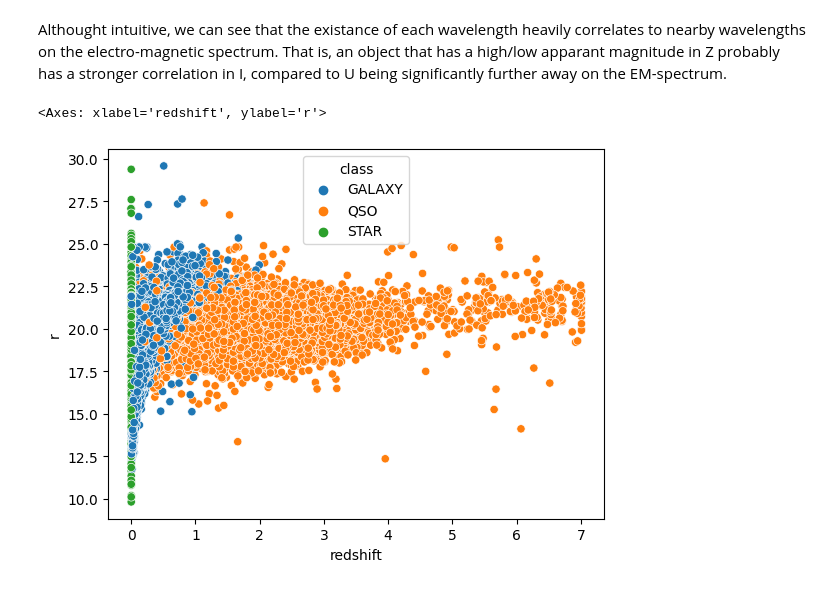
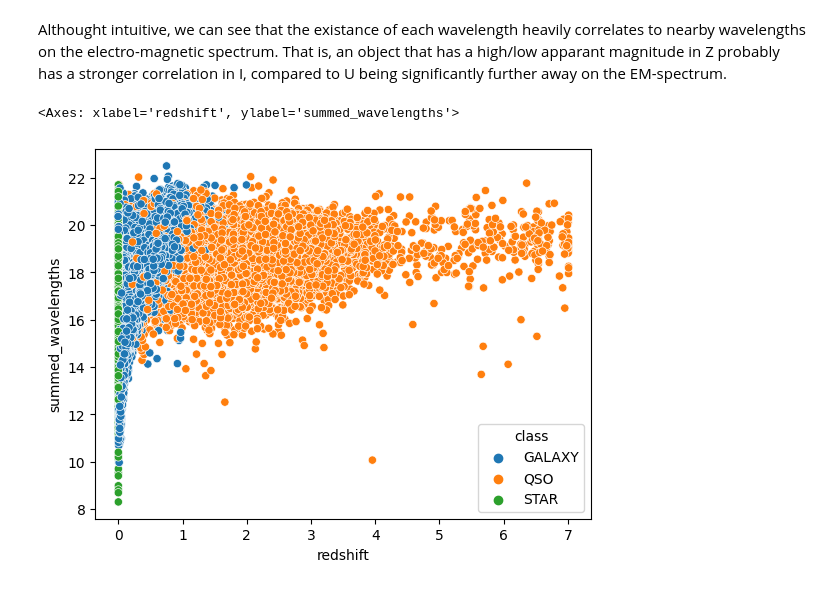
Before and after one commit to AbhaySh4r/ML-AstroSet, a Jupyter notebook: Project1_Visualizations.ipynb, the cells around one changed output. Saved outputs shown, nothing was run; the diff lists cells and outputs as text; code cells hidden in the pictures.

Commit message:
Added some more explainations/plots

```diff
--- a/Project1_Visualizations.ipynb
+++ b/Project1_Visualizations.ipynb
@@ -164,8 +164,10 @@ sns.heatmap(data = cor, annot = True, cmap = 'mako', center = 0)
 [figure]
 # %% [markdown]
 Althought intuitive, we can see that the existance of each wavelength heavily correlates to nearby wavelengths on the electro-magnetic spectrum. That is, an object that has a high/low apparant magnitude in Z probably has a stronger correlation in I, compared to U being significantly further away on the EM-spectrum.
+# %%
+df['summed_wavelengths'] = -2.5 * np.log10(10**(-0.4*(df["u"])) + 10**(-0.4*(df["g"])) + 10**(-0.4*(df["r"])) + 10**(-0.4*(df["i"])) + 10**(-0.4*(df["z"])))
 # %%
-sns.scatterplot(df, y = "r", x = "redshift", hue = "class").facet()
+sns.scatterplot(df, y = "summed_wavelengths", x = "redshift", hue = "class")
 # %% [output]
-<Axes: xlabel='redshift', ylabel='r'>
+<Axes: xlabel='redshift', ylabel='summed_wavelengths'>
-[figure, old version]
+[figure, new version]
```
Also changed, not shown: parts of 8 cells of this notebook.
